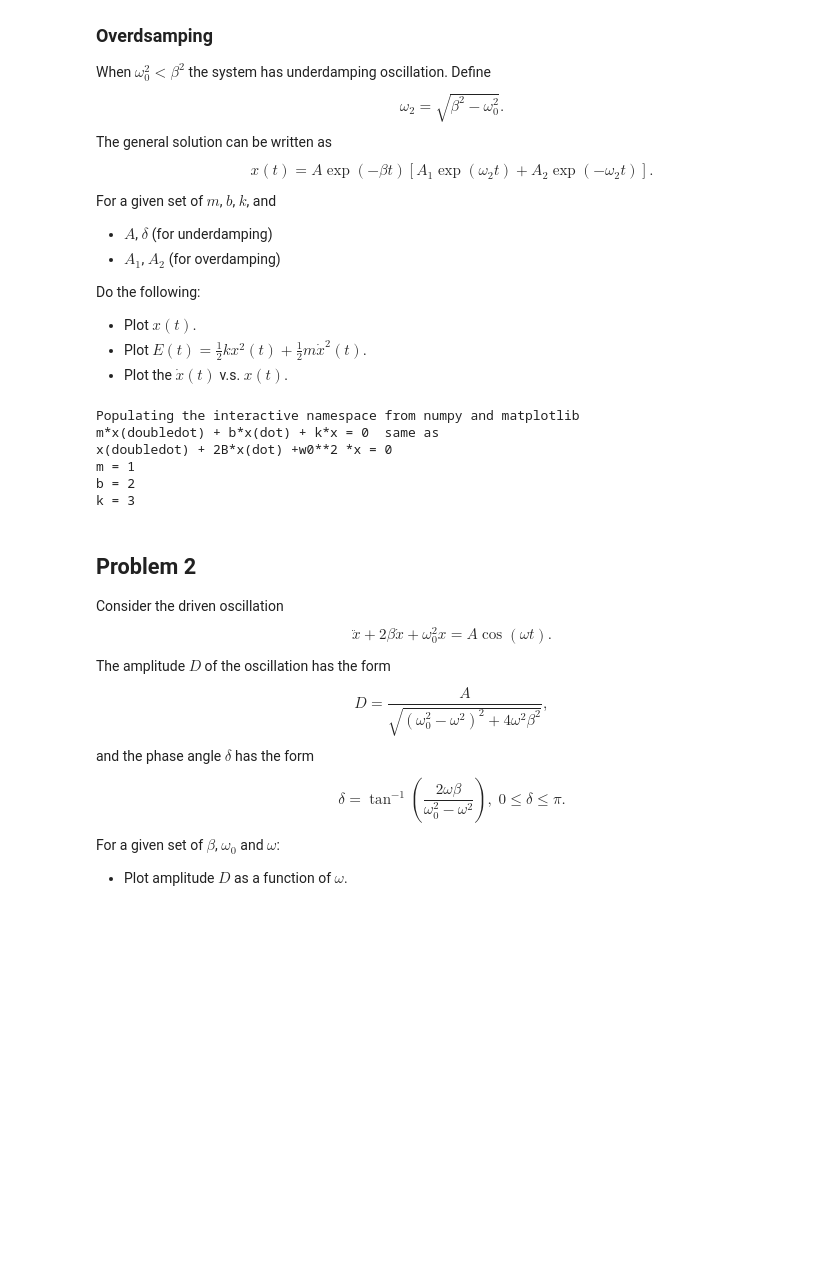
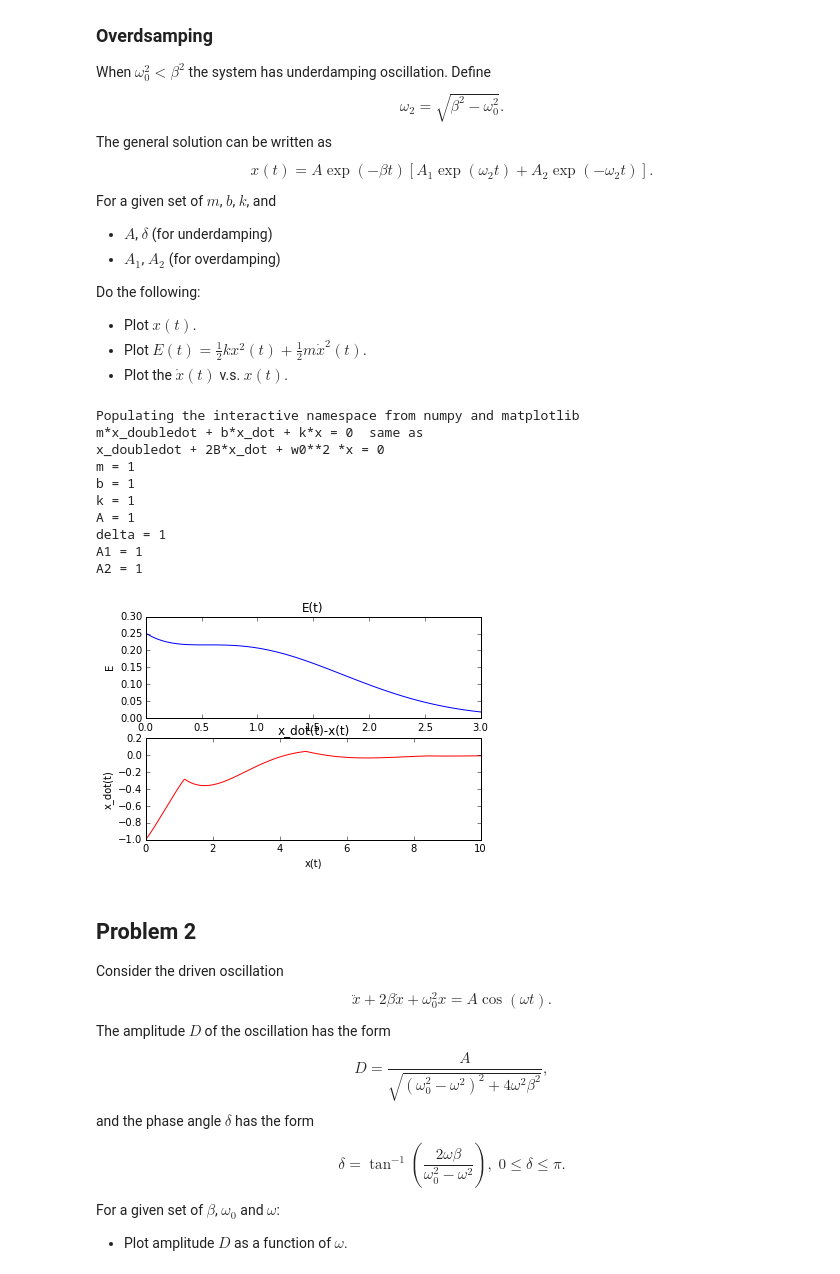
Before and after one commit to pcchen/NTHU10320PHYS290000, a Jupyter notebook: student/102022127/Homework5.ipynb, the cells around one changed output. Cells and saved outputs as stored; diff of their text form; code cells hidden in the pictures; blank space fills up the shorter version.

```diff
--- a/student/102022127/Homework5.ipynb
+++ b/student/102022127/Homework5.ipynb
@@ -43,38 +43,87 @@ Do the following:
 * Plot the $\dot{x}(t)$ v.s. $x(t)$.
 # %%
 # Problem 1
-import math
-import numpy as np
 %pylab inline
 ?figure
 
 print 'm*x_doubledot + b*x_dot + k*x = 0  same as \nx_doubledot + 2B*x_dot + w0**2 *x = 0'
 # determine the coefficient of damped oscillation equation
 m = float(raw_input('m = '))
 b = float(raw_input('b = '))
 k = float(raw_input('k = '))
-B  = b / (2m)
+B  = b / (2*m)
 w0 = k / m
 
 # determine the coefficient of underdamped solution
 A = float(raw_input('A = '))
 delta = float(raw_input('delta = '))
 
 # determine the coefficient of overdamped solution
 A1 = float(raw_input('A1 = '))
 A2 = float(raw_input('A2 = '))
 
 def x(t):
+    if w0**2 > B**2:
+        w1 = sqrt(w0**2 - B**2)
+        return A * exp(-B*t) * cos(w1*t - delta)
+    if w0**2 < B**2:
+        w2 = sqrt(B**2 - w0**2)
+        return A * exp(-B*t) * (A1 * exp(w2*t) + A2 * exp(-w2*t))
+
+def x_dot(t):
+    if w0**2 > B**2:
+        w1 = sqrt(w0**2 - B**2)
+        return (-B)*x(t) - w1*sqrt((A*exp(-B*t))**2 - (x(t))**2)
+    if w0**2<beta**2:
+        w2 = sqrt(B**2 - w0**2)
+        return (-B)*x(t) + w2 * sqrt((x(t))**2 - 4*A1*A2)
 
 
 def E(t):
+    if w0**2 > B**2:
+        w1 = sqrt(w0**2 - B**2)
+        return 0.5 * k * (x(t))**2 + 0.5 * m * (x(t)*B + A*w1*exp(-B*t)*sin(w1*t - delta))**2
+    if w0**2 < B**2:
+        w2 = sqrt(B**2 - w0**2)
+        return 0.5 * k * (x(t))**2 + 0.5 * m * (x(t)*B + A*exp(-B*t)*(A1*w2*exp(w2*t) - A2*w2*exp(-w2*t)))**2
+
+subplot(2, 1, 0)
+t = linspace(0, 3, 100)
+y1 = x(t)
+plot(t, y1, 'r-')
+xlabel('t')
+ylabel('x')
+title('x(t)')
+
+subplot(2, 1, 1)
+t = linspace(0, 3, 100)
+y2 = E(t)
+plot(t, y2, 'b-')
+xlabel('t')
+ylabel('E')
+title('E(t)')
+
+subplot(2, 1, 2)
+t = linspace(0, 10, 300)
+y3 = x_dot(t)
+plot(t, y3, 'r-')
+xlabel('x(t)')
+ylabel('x_dot(t)')
+title('x_dot(t)-x(t)')
+
+show()
 # %% [output]
 Populating the interactive namespace from numpy and matplotlib
-m*x(doubledot) + b*x(dot) + k*x = 0  same as
-x(doubledot) + 2B*x(dot) +w0**2 *x = 0
+m*x_doubledot + b*x_dot + k*x = 0  same as
+x_doubledot + 2B*x_dot + w0**2 *x = 0
 m = 1
-b = 2
-k = 3
+b = 1
+k = 1
+A = 1
+delta = 1
+A1 = 1
+A2 = 1
+[figure, added]
 # %% [markdown]
 ## Problem 2
 
```
Also changed, not shown: parts of 4 cells of this notebook.
